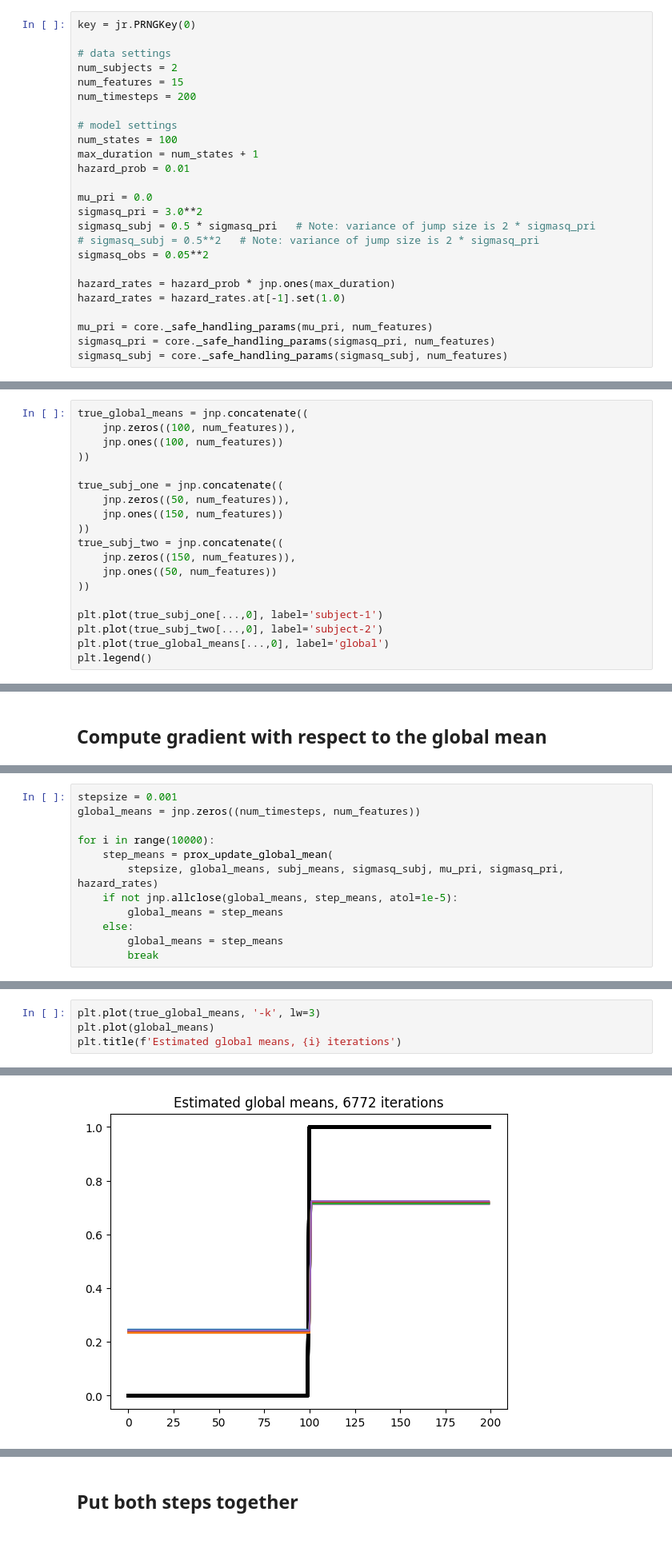
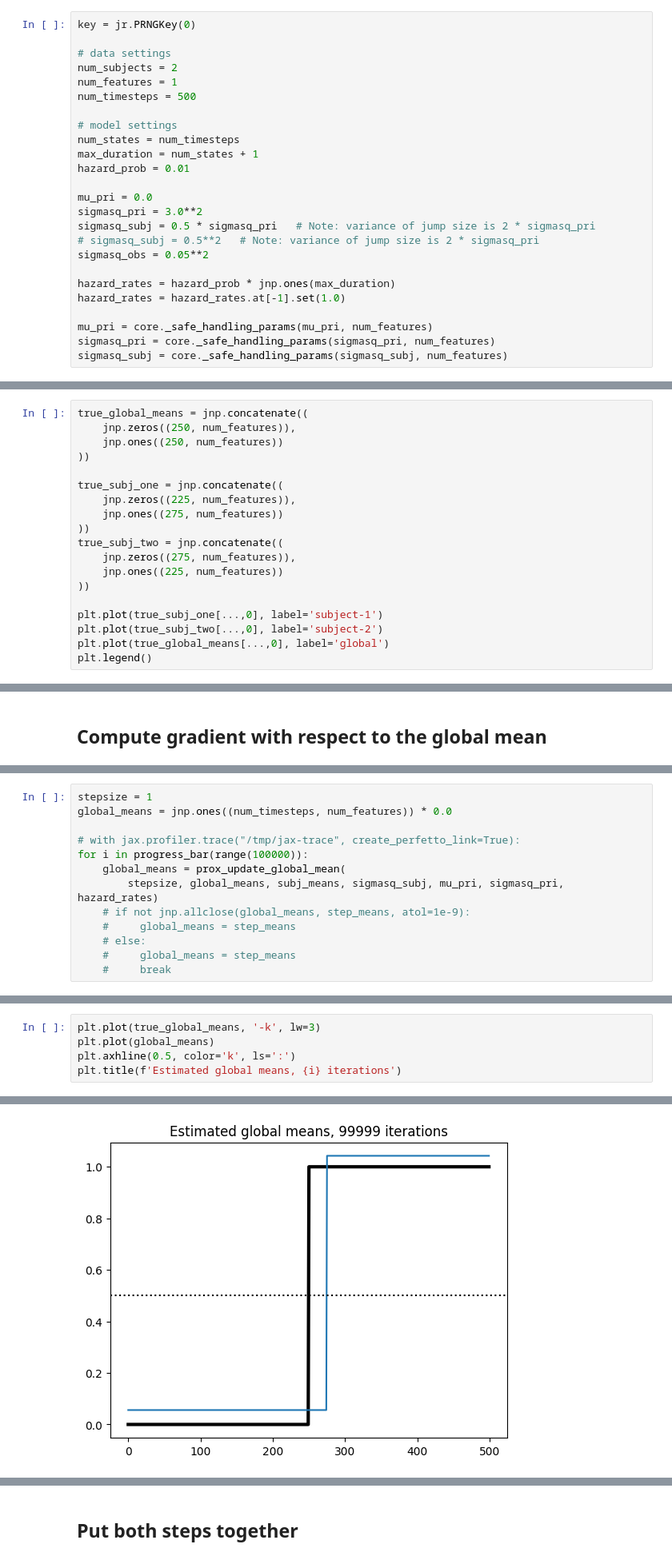
Before and after one commit to emdupre/bayes-ca, a Jupyter notebook: experiments/hierarchical_stagger_jump.ipynb, the cells around one changed output, grey strips where cells are left out. Shown: that part at 80% size. Cells and saved outputs as stored; diff of their text form.

```diff
--- a/experiments/hierarchical_stagger_jump.ipynb
+++ b/experiments/hierarchical_stagger_jump.ipynb
@@ -16,11 +17,11 @@ key = jr.PRNGKey(0)
 
 # data settings
 num_subjects = 2
-num_features = 15
-num_timesteps = 200
+num_features = 1
+num_timesteps = 500
 
 # model settings
-num_states = 100
+num_states = num_timesteps
 max_duration = num_states + 1
 hazard_prob = 0.01
 
@@ -53,17 +54,17 @@ this_key, key = jr.split(key)
 subj_obs = tfd.Normal(true_subj_means, jnp.sqrt(sigmasq_obs)).sample(seed=this_key)
 # %%
 true_global_means = jnp.concatenate((
-    jnp.zeros((100, num_features)),
-    jnp.ones((100, num_features))
+    jnp.zeros((250, num_features)),
+    jnp.ones((250, num_features))
 ))
 
 true_subj_one = jnp.concatenate((
-    jnp.zeros((50, num_features)),
-    jnp.ones((150, num_features))
+    jnp.zeros((225, num_features)),
+    jnp.ones((275, num_features))
 ))
 true_subj_two = jnp.concatenate((
-    jnp.zeros((150, num_features)),
-    jnp.ones((50, num_features))
+    jnp.zeros((275, num_features)),
+    jnp.ones((225, num_features))
 ))
 
 plt.plot(true_subj_one[...,0], label='subject-1')
@@ -173,14 +161,15 @@ def prox_update_global_mean(stepsize,
     return core.gaussian_cp_posterior_mode(
         effective_emissions, hazard_rates, mu_pri, sigmasq_pri, jnp.repeat(stepsize, num_features))[1]
 # %%
-stepsize = 0.001
-global_means = jnp.zeros((num_timesteps, num_features))
+stepsize = 1
+global_means = jnp.ones((num_timesteps, num_features)) * 0.0
 
-for i in range(10000):
-    step_means = prox_update_global_mean(
+# with jax.profiler.trace("/tmp/jax-trace", create_perfetto_link=True):
+for i in progress_bar(range(100000)):
+    global_means = prox_update_global_mean(
         stepsize, global_means, subj_means, sigmasq_subj, mu_pri, sigmasq_pri, hazard_rates)
-    if not jnp.allclose(global_means, step_means, atol=1e-5):
-        global_means = step_means
-    else:
-        global_means = step_means
-        break
+    # if not jnp.allclose(global_means, step_means, atol=1e-9):
+    #     global_means = step_means
+    # else:
+    #     global_means = step_means
+    #     break
@@ -187,5 +178,6 @@ for i in range(10000):
 # %%
 plt.plot(true_global_means, '-k', lw=3)
 plt.plot(global_means)
+plt.axhline(0.5, color='k', ls=':')
 plt.title(f'Estimated global means, {i} iterations')
 # %% [output]
@@ -193 +185 @@ Text(0.5, 1.0, 'Estimated global means, 6772 iterations')
-[figure, old version]
+[figure, new version]
```
Also changed, not shown: parts of 19 cells of this notebook, 2 other files.
